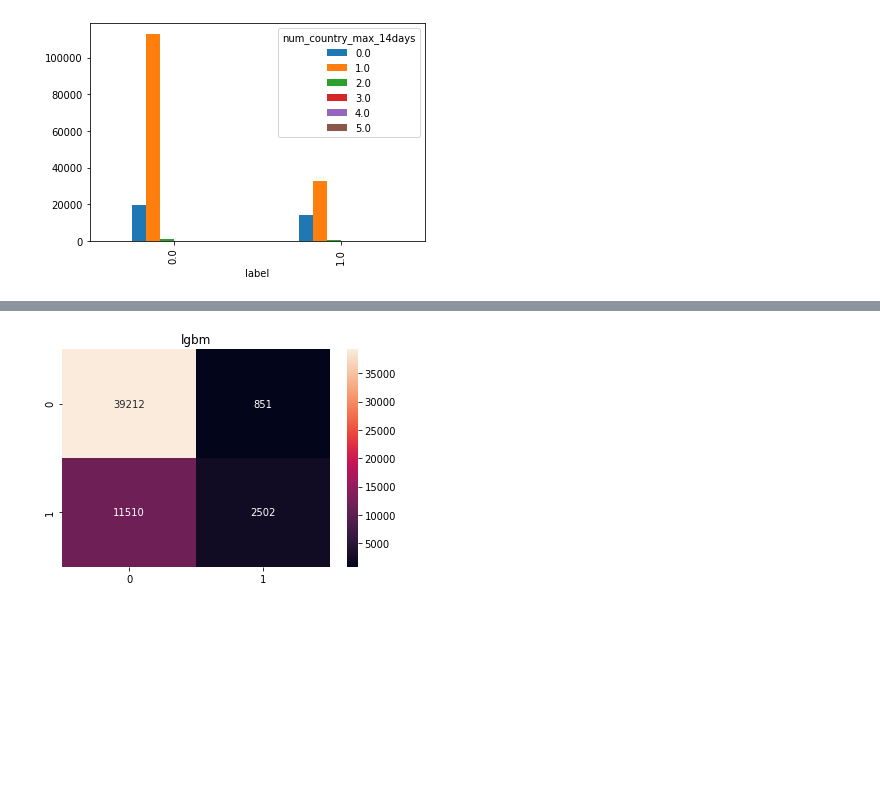
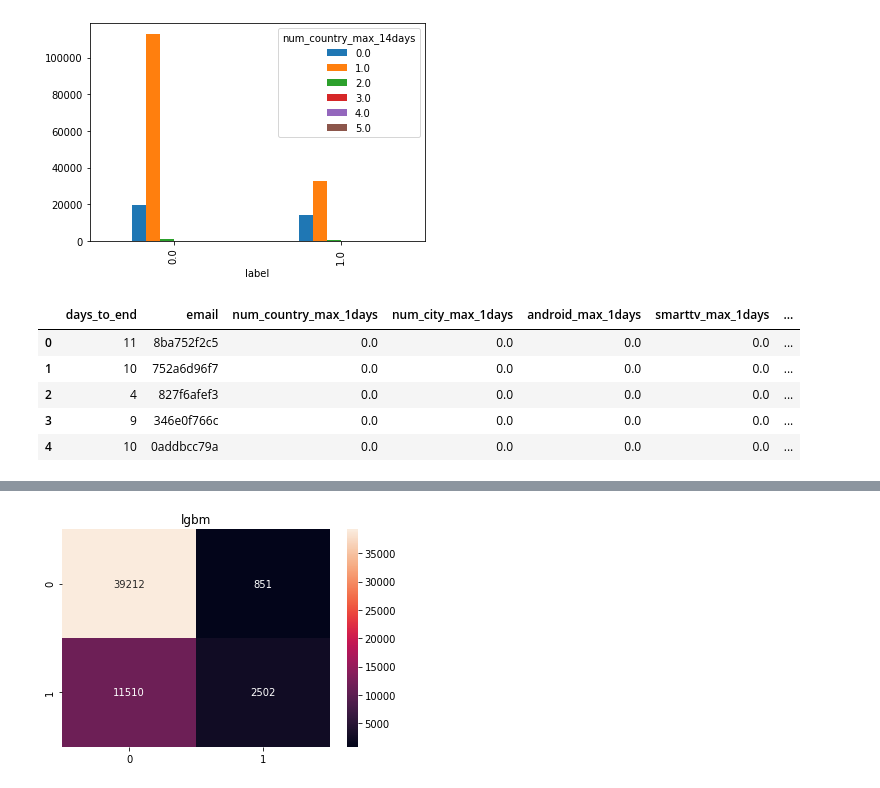
Before and after one commit to maximenkooo/ChurnPrediction, a Jupyter notebook: ChurnPrediction.ipynb, the cells around one changed output, grey strips where cells are left out. Cells and saved outputs as stored; diff of their text form; code cells hidden in the pictures; blank space fills up the shorter version.

```diff
--- a/ChurnPrediction.ipynb
+++ b/ChurnPrediction.ipynb
@@ -99,0 +110,3 @@ train_prepared['dif_l_c_day'] = (train_prepared.cut_date - train_prepared.last_d
+# %%
+le = LabelEncoder()
+email_transform = le.fit_transform(train_new.email)
@@ -100 +117,3 @@ train_prepared['dif_l_c_day'] = (train_prepared.cut_date - train_prepared.last_d
+# %%
+train_new.email = email_transform
 # %%
@@ -109,4 +128,5 @@ email_df = pd.get_dummies(train_prepared.email.values)
 # train_prepared['period_l_f'] = train_prepared.email.map(d_period_l_f)
 # train_prepared['last_date_max'] = train_prepared.email.map(map_email)
 # %%
-cols = [i for i in train_prepared.columns if 'date' not in i and i!= 'email']
+# cols = [i for i in train_prepared.columns if 'date' not in i and i!= 'email']
+cols = [i for i in train_prepared.columns if 'date' not in i]
@@ -115,3 +133,6 @@ train = train_prepared[cols]
+# %%
+# train = train_prepared[cols]
+train = train_new[cols]
 # %% [markdown]
 ### Analysis
 # %%
@@ -179,6 +200,15 @@ pd.crosstab(train['label'], train['num_country_max_14days']).plot(kind='bar')
 # %% [output]
 <matplotlib.axes._subplots.AxesSubplot at 0x...>
 [figure]
+# %%
+train.head()
+# %% [output]
+|  | days_to_end | email | num_country_max_1days | num_city_max_1days | android_max_1days | smarttv_max_1days | ... |
+| 0 | 11 | 8ba752f2c5 | 0.0 | 0.0 | 0.0 | 0.0 | ... |
+| 1 | 10 | 752a6d96f7 | 0.0 | 0.0 | 0.0 | 0.0 | ... |
+| 2 | 4 | 827f6afef3 | 0.0 | 0.0 | 0.0 | 0.0 | ... |
+| 3 | 9 | 346e0f766c | 0.0 | 0.0 | 0.0 | 0.0 | ... |
+| 4 | 10 | 0addbcc79a | 0.0 | 0.0 | 0.0 | 0.0 | ... |
 # %%
 y = train['label']
 X = train.drop(columns=['label'])
```
Also changed, not shown: parts of 18 cells of this notebook.
